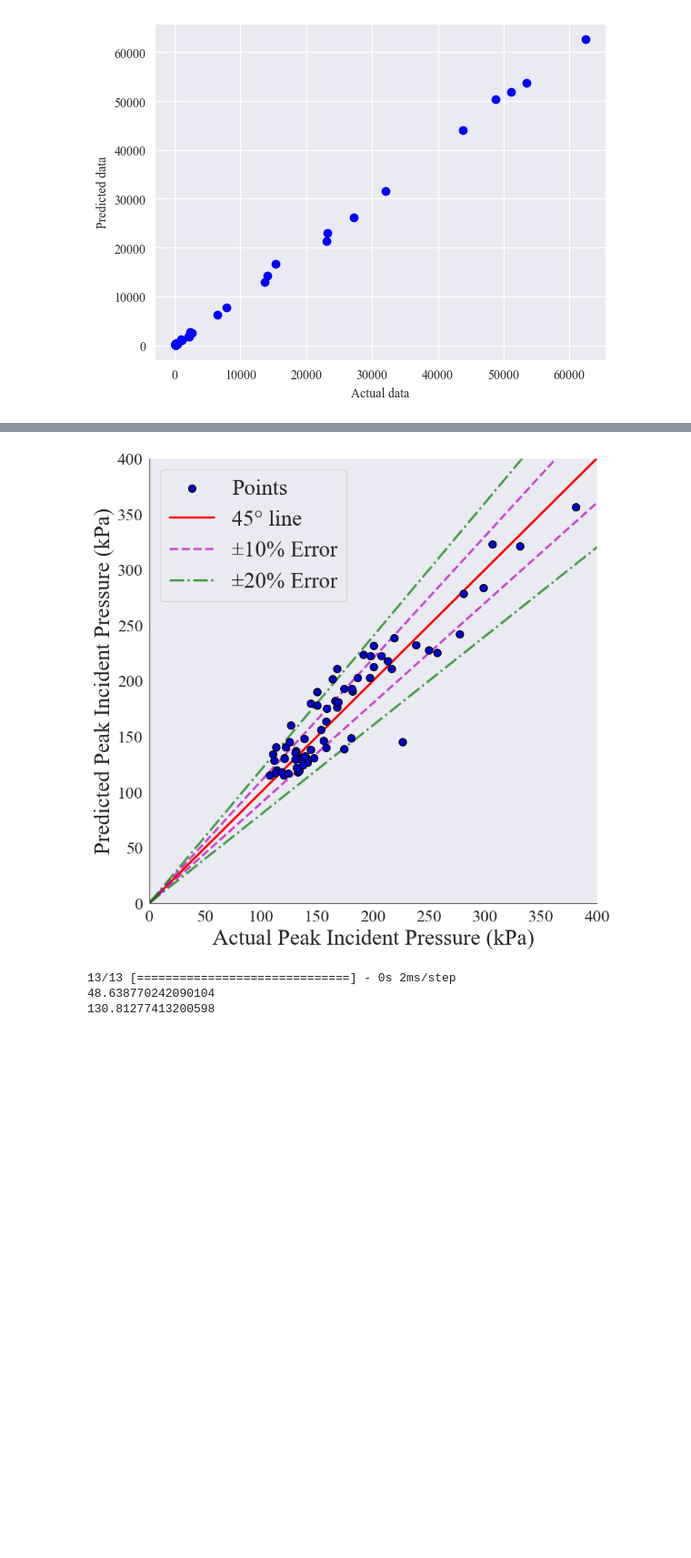
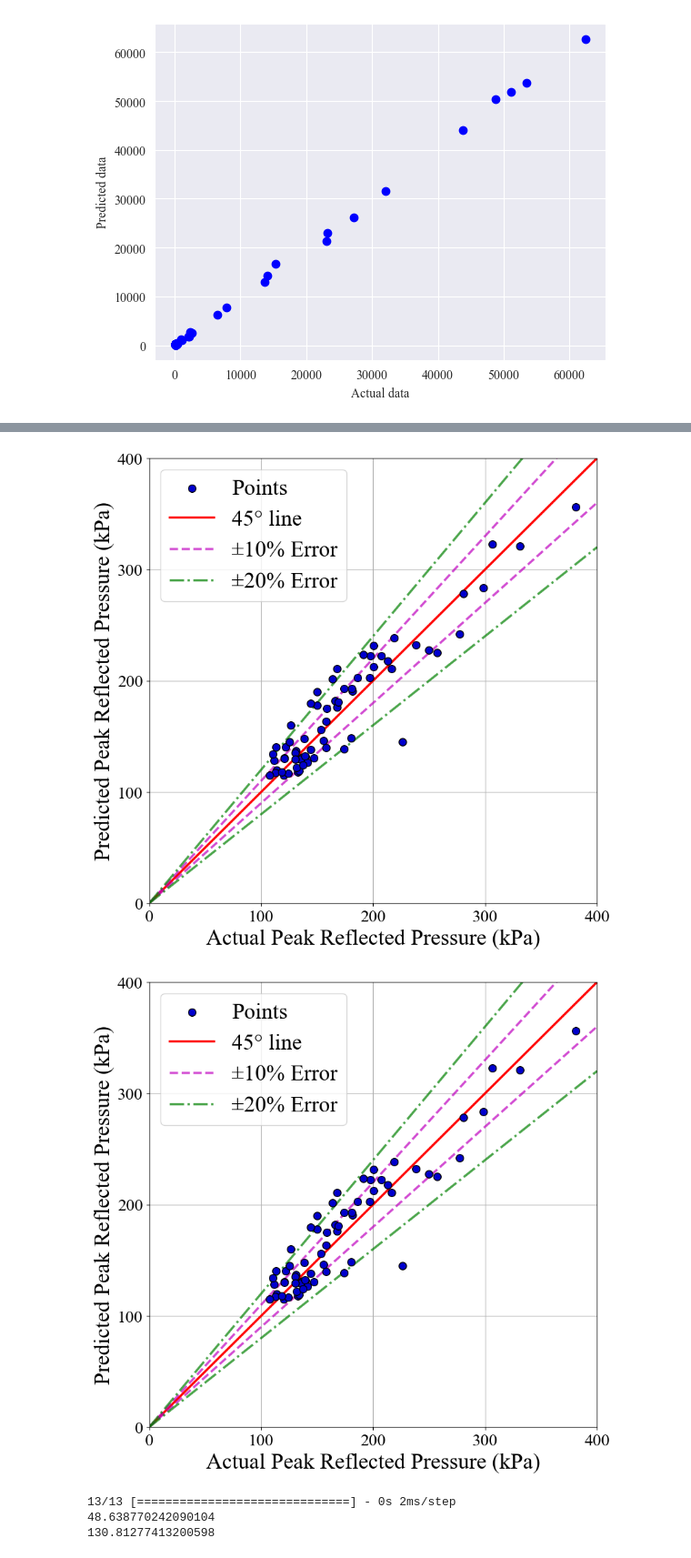
Before and after one commit to ChamodiWidanage/ANN_1D_2, a Jupyter notebook: Peak_Reflected_Pressure/Peak_Reflected_Pressure_ANN_model_1_nodrop_noscale.ipynb, the cells around one changed output, grey strips where cells are left out. Shown at 91% size. Saved outputs shown, nothing was run; the diff lists cells and outputs as text; code cells hidden in the pictures; blank space fills up the shorter version.

```diff
--- a/Peak_Reflected_Pressure/Peak_Reflected_Pressure_ANN_model_1_nodrop_noscale.ipynb
+++ b/Peak_Reflected_Pressure/Peak_Reflected_Pressure_ANN_model_1_nodrop_noscale.ipynb
@@ -328,37 +329,39 @@ from sklearn.metrics import r2_score
 fig1, ax1 = plt.subplots(figsize = (9, 9))
 
 # Add scatterplot
 ax1.scatter(y_test, y_pred, s=70, alpha=1, edgecolors="k",c='mediumblue',zorder=5, label = 'Points')
 
 # Set the font to New Times Roman for all elements
 plt.rcParams['font.family'] = 'serif'
 plt.rcParams['font.serif'] = ['Times New Roman'] + plt.rcParams['font.serif']
 
 
-plt.ylabel('Predicted Peak Incident Pressure (kPa)',fontsize = 25)
-plt.xlabel('Actual Peak Incident Pressure (kPa)',fontsize = 25)
+plt.ylabel('Predicted Peak Reflected Pressure (kPa)',fontsize = 25)
+plt.xlabel('Actual Peak Reflected Pressure (kPa)',fontsize = 25)
 plt.xticks(fontsize = 19)
 plt.yticks(fontsize = 19)
 
 
 x1 = np.linspace(0,400)
 
 plt.plot(x1, x1, 'Red', label='45\N{DEGREE SIGN} line',lw=2.5,alpha=1)
 plt.plot(x1, 1.1*x1, '--m', label='\u00B110% Error',lw=2.5,alpha=0.7)
 plt.plot(x1, 0.9*x1,'m', linestyle='--',lw=2.5,alpha=0.7)
 plt.plot(x1, 1.2*x1, '-.g', label='\u00B120% Error',lw=2.5,alpha=0.7)
 plt.plot(x1, 0.8*x1,'-.g',lw=2.5,alpha=0.7)
 
 plt.ylim(0, 400)
 plt.xlim(0, 400)
 plt.legend(loc='upper left',fontsize = 25)
 
 plt.grid()
 
 ax1.spines['left'].set_color('black')        # setting up Y-axis tick color to red
-ax1.spines['bottom'].set_color('black')         #setting up above X-axis tick color to red
+ax1.spines['bottom'].set_color('black')
+plt.show()#setting up above X-axis tick color to red
 # %% [output]
-[figure, old version]
+[figure, new version]
+[figure, added]
 # %%
 df_xtest = pd.DataFrame(X_test)
 df_xtest.to_csv("xtest_file.csv")
```
Also changed, not shown: parts of 1 cell of this notebook, 8 other files.
